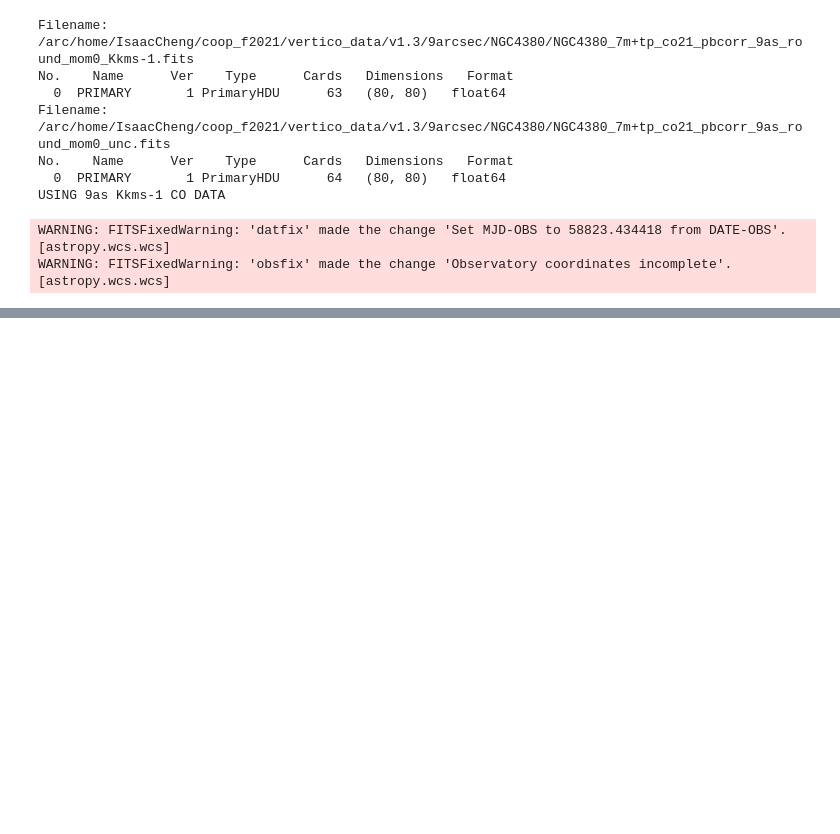
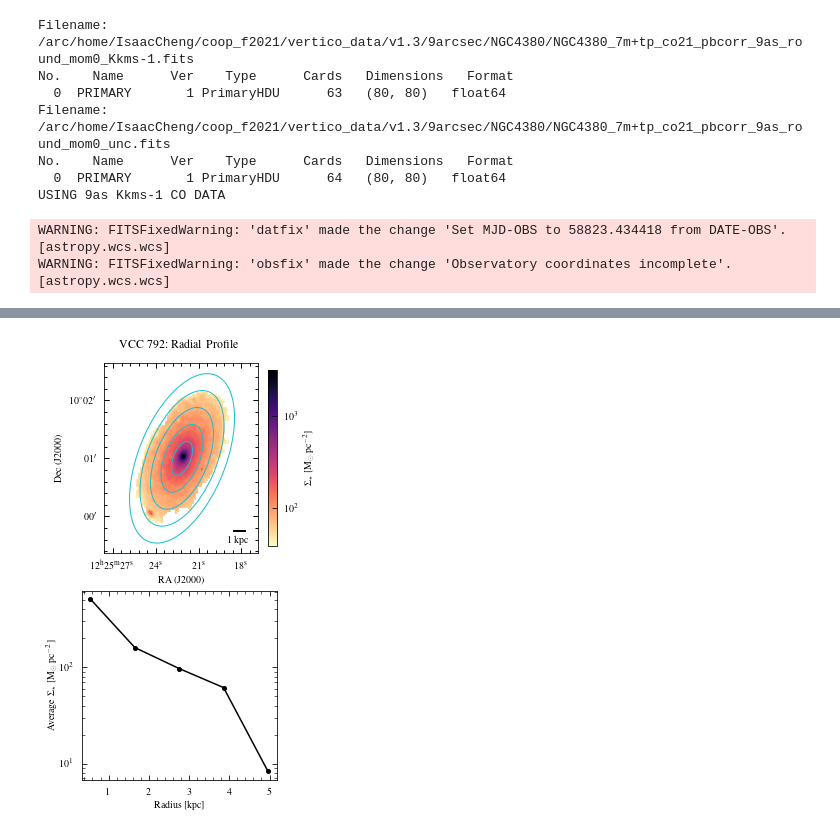
Before and after one commit to BearBearCodes/coop_f2021, a Jupyter notebook: warmup/radial_profiles.ipynb, the cells around one changed output, grey strips where cells are left out. Saved outputs shown, nothing was run; the diff lists cells and outputs as text; code cells hidden in the pictures; blank space fills up the shorter version.

```diff
--- a/warmup/radial_profiles.ipynb
+++ b/warmup/radial_profiles.ipynb
@@ -464,0 +801,93 @@ WARNING: FITSFixedWarning: 'obsfix' made the change 'Observatory coordinates inc
+# %%
+%matplotlib inline
+plt.close("all")
+#
+fig = plt.figure(figsize=mpl.figure.figaspect(1.7))
+ax = fig.add_subplot(2, 1, 1, projection=wcs_co)
+MLi_density_masked = np.ma.masked_where(data_co <= 0, MLi_density).filled(np.nan)
+# MLi_density_masked = MLi_density
+# img = ax.contourf(MLi_density_masked, cmap="magma_r", locator=mpl.ticker.LogLocator(),)
+# img = ax.contourf(MLi_density_masked, cmap="magma_r", norm=mpl.colors.LogNorm(),
+#                   levels=np.linspace(np.nanmin(MLi_density_masked), np.nanmax(MLi_density_masked), 10))
+img = ax.imshow(MLi_density_masked, cmap="magma_r", norm=mpl.colors.LogNorm())
+cbar = fig.colorbar(img, fraction=0.045)
+cbar.ax.minorticks_off()
+cbar.set_label(r"$\Sigma_\star$ [$\rm M_\odot\; pc^{-2}$]")
+# Add annuli
+for annulus in vcc792_annuli[::-1]:  # plot annuli from outer to inner
+    try:
+        width = annulus.b_out
+        height = annulus.a_out
+    except AttributeError:
+        width = annulus.b
+        height = annulus.a
+    ellipse = Ellipse(
+        xy=annulus.positions,
+        width=width * 2,  # full major/minor axis
+        height=height * 2,  # full major/minor axis
+        # PA is 90 deg offset from x-y axes by convention,  (it is angle from NCP)
+        angle=(np.rad2deg(annulus.theta) - 90) % 360.0,
+        ls="-", edgecolor="tab:cyan", fc='None', lw=1, zorder=2
+    )
+    ax.add_patch(ellipse)
+ax.set_ylim(-9, data_co.shape[0] + 9)
+# # Add beam size
+# co_beam_major, co_beam_minor, co_beam_pa = get_beam_size(header_co)
+# # xbeam, ybeam = 10, 11
+# xbeam, ybeam = 10, 3
+# ellipse = Ellipse(
+#     xy=(xbeam, ybeam),
+#     width=co_beam_minor,
+#     height=co_beam_major,
+#     # PA is 90 deg offset from x-y axes by convention,  (it is angle from NCP)
+#     angle=(co_beam_pa - 90) % 360.0,
+#     ls="-", edgecolor="k", fc='None', lw=1, zorder=2
+# )
+# ax.add_patch(ellipse)
+# # xtxt, ytxt = (xbeam - 5.5, ybeam - 7)
+# xtxt, ytxt = (xbeam - 6, ybeam - 7)
+# ax.text(xtxt, ytxt, "Beam")
+# Add scalebar
+utils.add_scalebar(ax, wcs_co, vcc792_dist, scalebar_factor=1, label="1 kpc",
+                   fontsize=10, pad=0.75, sep=4)
+#
+ax.set_xlabel("RA (J2000)")
+ax.set_ylabel("Dec (J2000)")
+ax.grid(False)
+ax.set_aspect("equal")
+#
+ax2 = fig.add_subplot(2, 1, 2)
+pc_per_px = utils.calc_pixel_size(WCS(header_co), dist=vcc792_dist)[0]
+annuli_area = (
+    np.array([annulus.area for annulus in vcc792_annuli])
+    # * pc_per_px[0] / 1000
+    # * pc_per_px[1] / 1000
+)
+avg_MLi_density = vcc792_sum_data / annuli_area
+avg_MLi_density_err = vcc792_sum_noise / annuli_area
+#
+ebar = ax2.errorbar(
+    x=vcc792_radii * pc_per_px[0] / 1000,  # square pixels
+    y=avg_MLi_density,
+    yerr=avg_MLi_density_err / (avg_MLi_density * np.log(10)),
+    fmt="-o",
+    markersize=4,
+    color="k",
+    ecolor="r",
+    elinewidth=1,
+    capsize=2,
+)
+ebar[-1][0].set_linestyle("--")
+ax2.semilogy()
+# ax2.set_ylim(bottom=1)
+ax2.grid(False)
+ax2.set_xlabel("Radius [kpc]")
+# ax2.set_ylabel(r"Average Integrated Intensity [$\rm K\; km\; s^{-1}\; kpc^{-2}$]")
+ax2.set_ylabel(r"Average $\Sigma_\star$ [$\rm M_\odot\; pc^{-2}$]")
+#
+fig.suptitle("VCC 792: Radial Profile")
+fig.tight_layout()
+plt.subplots_adjust(hspace=0.2)
+fig.savefig("imgs/vcc792_rad_prof_MLi_yesMask.pdf")
+plt.show()
+# %% [output]
@@ -464,0 +896 @@ WARNING: FITSFixedWarning: 'obsfix' made the change 'Observatory coordinates inc
+[figure, added]
```
Also changed, not shown: parts of 16 cells of this notebook, 2 other files.
